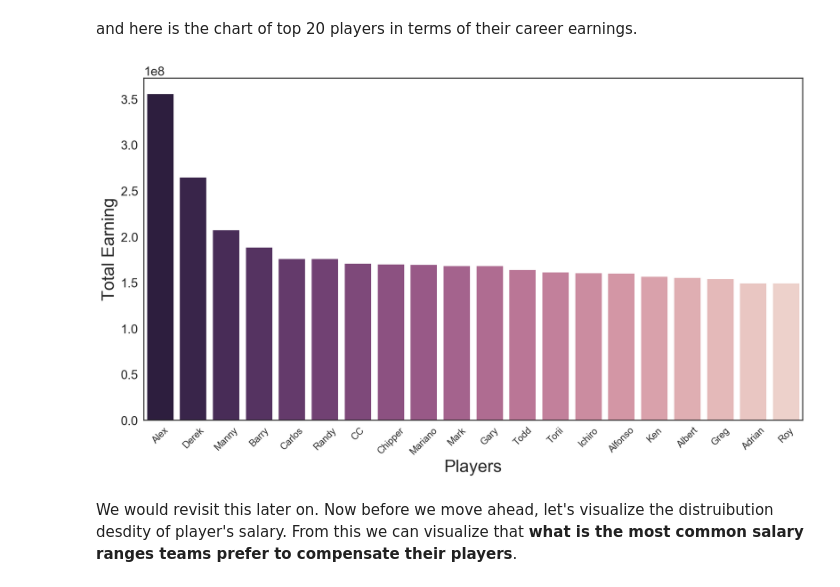
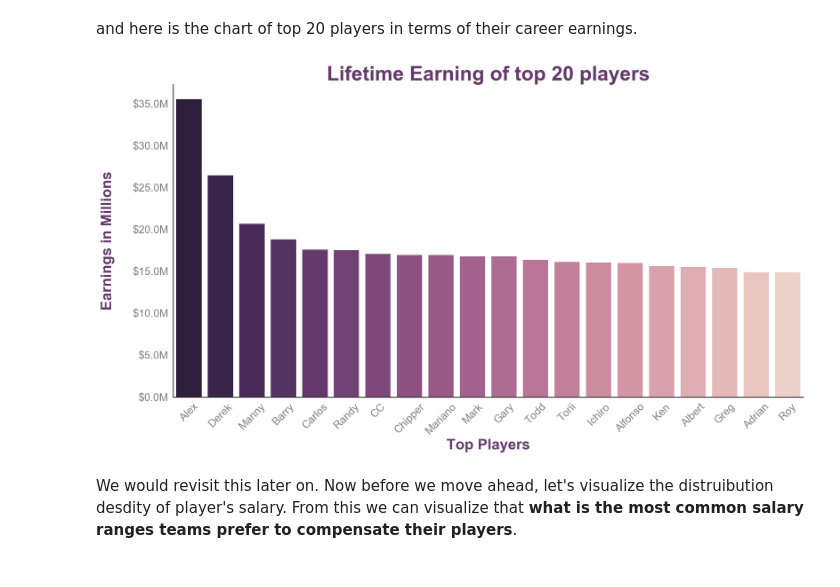
Before and after one commit to MayukhSobo/BaseBall, a Jupyter notebook: src/Baseball.ipynb, the cells around one changed output. Saved outputs shown, nothing was run; the diff lists cells and outputs as text; code cells hidden in the pictures.

Commit message:
Refined the plots and visualisations more

```diff
--- a/src/Baseball.ipynb
+++ b/src/Baseball.ipynb
@@ -123,22 +123,38 @@ and here is the chart of top 20 players in terms of their career earnings.
 # %%
 # getting only the top 20 players
 ten_most_expensive_players = plot_data.fullName.head(n=20)
 plot_data = plot_data[plot_data.fullName.isin(ten_most_expensive_players)]
 # fixing the structure for seaborn plot
 plot_data = plot_data.reset_index().drop('index', axis=1)
 # Plotting the top 10 players #
 ax = sns.barplot(x="fullName", y="salary", data=plot_data,
                  palette=sns.cubehelix_palette(20, reverse=True),
                  saturation=1)
 # printing only the firstName
-ax.set(xticklabels=[*map(lambda e: e.split('_')[0],
-                         plot_data.fullName)])
-ax.set(xlabel='Players', ylabel='Total Earning')
+xlabels = [*map(lambda e: e.split('_')[0], plot_data.fullName)]
+ax.set_xticklabels(xlabels,
+                   {'fontsize': 16, 'color':'grey'})
+# ax.set(xlabel='Players', ylabel='Total Earning')
+ticks = ax.get_yticks() / 10000000
+ticks = [*map(str, ticks)]
+ticks = [*map(lambda e: '$' + e + 'M', ticks)]
+ax.set_yticklabels(ticks,
+                   {'fontsize': 16, 'color':'grey'})
+ax.set_xlabel('Top Players',
+              {'weight': 'bold', 'fontsize': 22,
+              'color':sns.cubehelix_palette(20, reverse=True)[4]})
+ax.set_ylabel('Earnings in Millions\n',
+              {'weight': 'bold', 'fontsize': 22,
+               'color':sns.cubehelix_palette(20, reverse=True)[4]})
+ax.set_title("Lifetime Earning of top 20 players",
+             {'weight': 'bold', 'fontsize': 30,
+              'color':sns.cubehelix_palette(20, reverse=True)[4]})
 plt.xticks(rotation=45)
+sns.despine()
 plt.show()
 ##############################
 # %% [output]
-[figure, old version]
+[figure, new version]
 # %% [markdown]
 We would revisit this later on.
 Now before we move ahead, let's visualize the distruibution desdity of player's salary. From this we can visualize that **what is the most common salary ranges teams prefer to compensate their players**.
```
Also changed, not shown: parts of 9 cells of this notebook.
